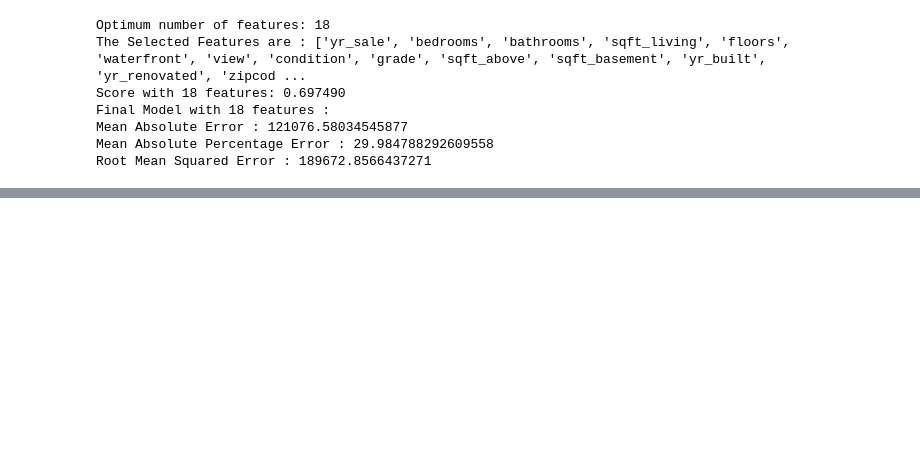
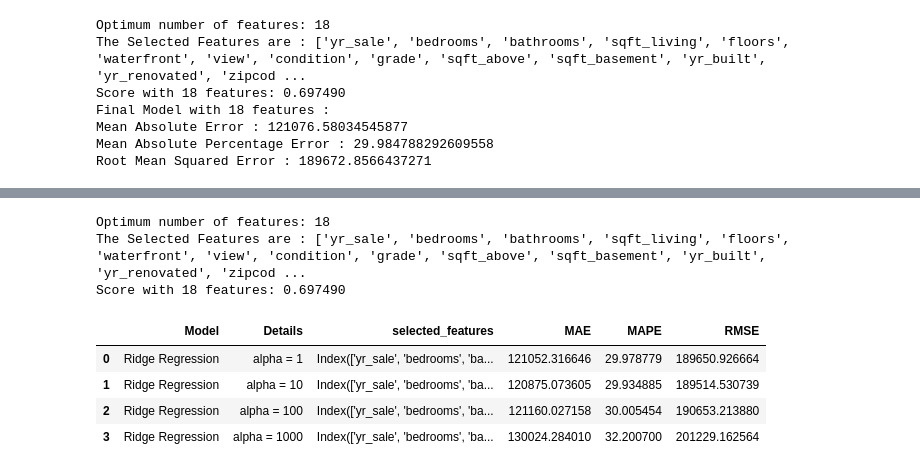
Before and after one commit to datablogger-ml/House-Price-Prediction, a Jupyter notebook: Regression Functions.ipynb, the cells around one changed output, grey strips where cells are left out. Saved outputs shown, nothing was run; the diff lists cells and outputs as text; code cells hidden in the pictures; blank space fills up the shorter version.

```diff
--- a/Regression Functions.ipynb
+++ b/Regression Functions.ipynb
@@ -310,0 +433,12 @@ Root Mean Squared Error : 189672.8566437271
+# %%
+new_features = RFE_(df,target)
+ridge_regression(df,target,new_features,[1,10,100,1000])
+# %% [output]
+Optimum number of features: 18
+The Selected Features are : ['yr_sale', 'bedrooms', 'bathrooms', 'sqft_living', 'floors', 'waterfront', 'view', 'condition', 'grade', 'sqft_above', 'sqft_basement', 'yr_built', 'yr_renovated', 'zipcod ...
+Score with 18 features: 0.697490
+|  | Model | Details | selected_features | MAE | MAPE | RMSE |
+| 0 | Ridge Regression | alpha = 1 | Index(['yr_sale', 'bedrooms', 'ba... | 121052.316646 | 29.978779 | 189650.926664 |
+| 1 | Ridge Regression | alpha = 10 | Index(['yr_sale', 'bedrooms', 'ba... | 120875.073605 | 29.934885 | 189514.530739 |
+| 2 | Ridge Regression | alpha = 100 | Index(['yr_sale', 'bedrooms', 'ba... | 121160.027158 | 30.005454 | 190653.213880 |
+| 3 | Ridge Regression | alpha = 1000 | Index(['yr_sale', 'bedrooms', 'ba... | 130024.284010 | 32.200700 | 201229.162564 |
```
Also changed, not shown: parts of 18 cells of this notebook.
